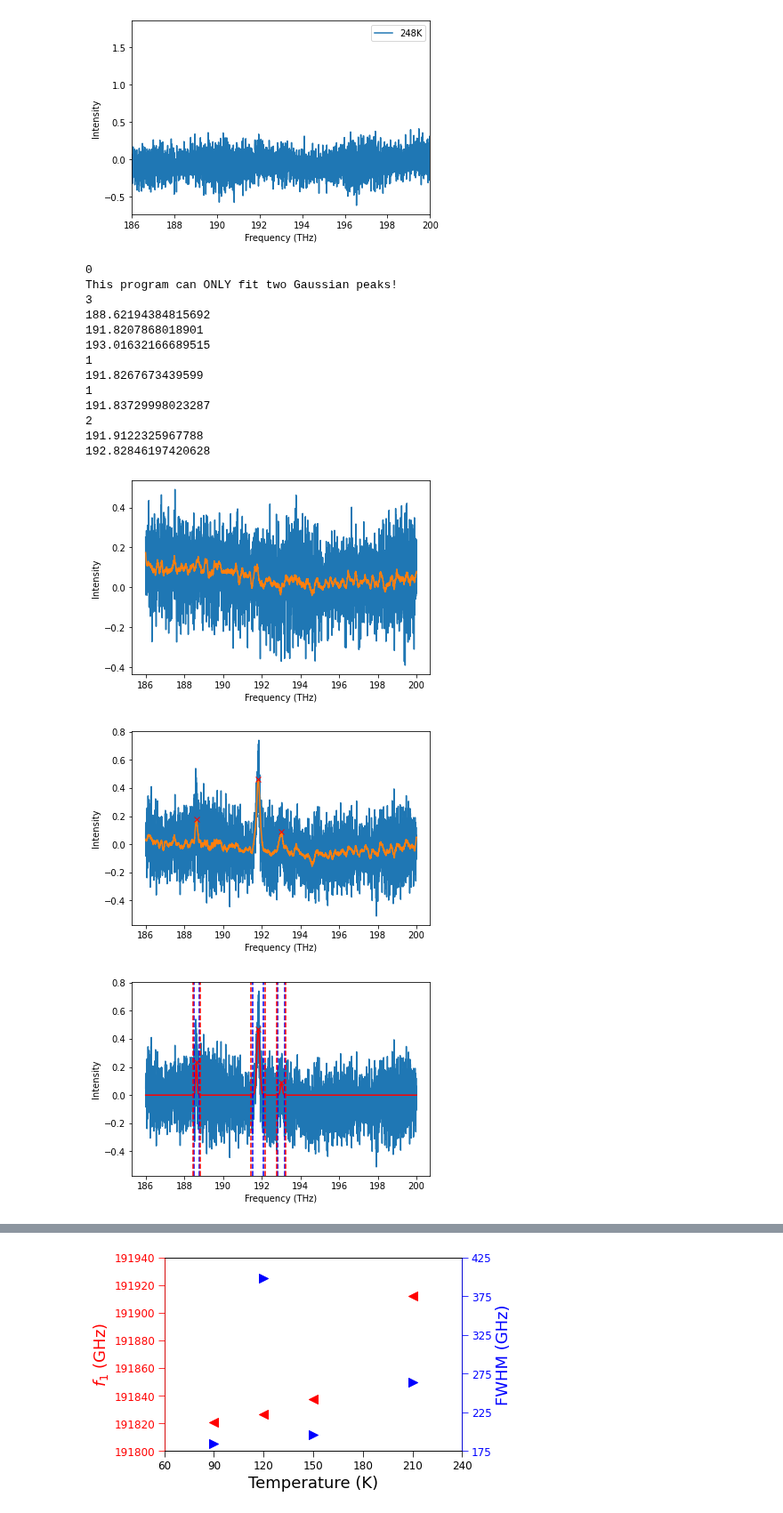
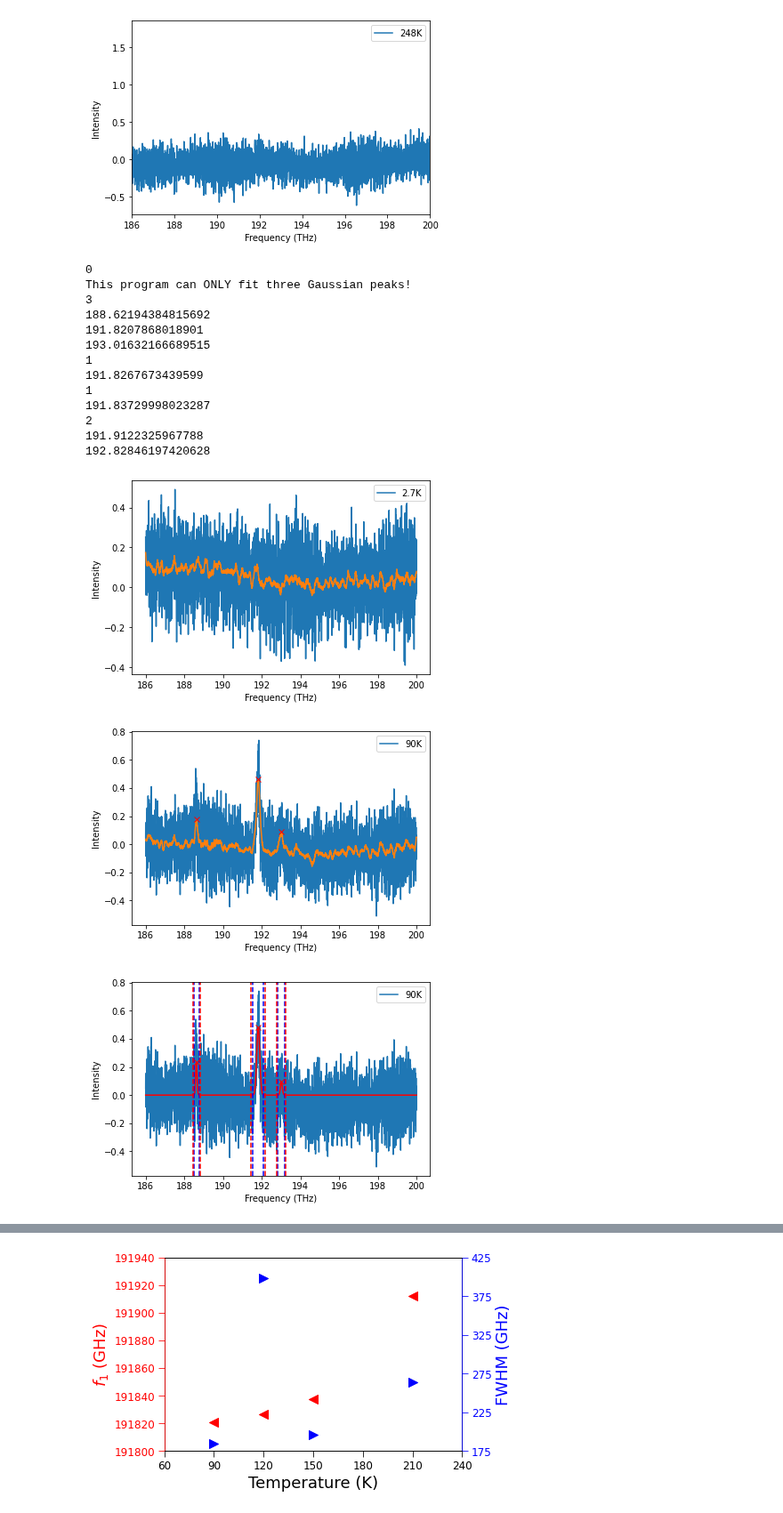
Before and after one commit to JUOM2016/Quick_cal_and_plotting, a Jupyter notebook: absorption_white_light_OD_parallel.ipynb, the cells around one changed output, grey strips where cells are left out. Shown at 89% size. Cells and saved outputs as stored; diff of their text form; code cells hidden in the pictures.

```diff
--- a/absorption_white_light_OD_parallel.ipynb
+++ b/absorption_white_light_OD_parallel.ipynb
@@ -133,7 +133,8 @@ for index in range(len(selceted_file)):
     print(len(peaks))
 
     fig,ax=plt.subplots()
-    ax.plot(freq_plot,intensity_plot)
+    ax.plot(freq_plot,intensity_plot, label="{}".format(sub_folders[index]))
+    ax.legend()
     ax.plot(freq_plot,intensity_smooth)
     ax.plot(freq_plot[peaks], intensity_smooth[peaks], "x",color='red')
     ax.set_xlabel('Frequency (THz)')
@@ -179,7 +180,8 @@ for index in range(len(selceted_file)):
         fitted_data_normalised[index*2+1]=pd.DataFrame(normalised_fit_curve)
 
         fig,ax = plt.subplots()
-        ax.plot(freq_plot, intensity_plot)
+        ax.plot(freq_plot, intensity_plot, label="{}".format(sub_folders[index]))
+        ax.legend()
         ax.plot(freq_0,fit_curve,color='r')
         ax.set_xlabel('Frequency (THz)')
         ax.set_ylabel('Intensity')
@@ -252,7 +254,8 @@ for index in range(len(selceted_file)):
         fitted_data_normalised[index*2+1]=pd.DataFrame(normalised_fit_curve)
 
         fig,ax = plt.subplots()
-        ax.plot(freq_plot, intensity_plot)
+        ax.plot(freq_plot, intensity_plot, label="{}".format(sub_folders[index]))
+        ax.legend()
         ax.plot(freq_0,fit_curve,color='r')
         ax.set_xlabel('Frequency (THz)')
         ax.set_ylabel('Intensity')
@@ -269,7 +272,7 @@ for index in range(len(selceted_file)):
     elif len(peaks) == 3:
         peak_num[index]=3
         fit_3,success_3=curve_fit(triple_gaussian,freq_plot,intensity_plot,p0=[intensity_plot[peaks[0]],freq_plot[peaks[0]],0.1,intensity_plot[peaks[1]],freq_plot[peaks[1]],0.1,intensity_plot[peaks[2]],freq_plot[peaks[2]],0.1])
-        freq_0=np.linspace(min(freq_plot),max(freq_plot),300)
+        freq_0=np.linspace(min(freq_plot),max(freq_plot),1000)
         fit_curve=triple_gaussian(freq_0,fit_3[0],fit_3[1],fit_3[2],fit_3[3],fit_3[4],fit_3[5],fit_3[6],fit_3[7],fit_3[8])
         normalised_fit_curve = (fit_curve-min(fit_curve))/(max(fit_curve)-min(fit_curve))
 
@@ -336,7 +339,7 @@ for index in range(len(selceted_file)):
         peak_amplitude_fitting_4[index]=fit_curve[peaks_fitting[1]]
         peak_area_fitting_4[index]=simpson(fit_curve[pos_AB_fitting_left_4:pos_AB_fitting_right_4],freq_0[pos_AB_fitting_left_4:pos_AB_fitting_right_4])
 
-        # Find the boundries of the window of the fitted data for calculating the area of the peak 2
+        # Find the boundries of the window of the fitted data for calculating the area of the peak 3
         peaks_fitting,_=signal.find_peaks(fit_curve,prominence=prominence_fitting_value[index])
         area_boundry_fitting_left_5=freq_0[peaks_fitting[2]]-FWHM_5[index]*2/1000
         area_boundry_fitting_right_5=freq_0[peaks_fitting[2]]+FWHM_5[index]*2/1000
@@ -353,7 +356,8 @@ for index in range(len(selceted_file)):
         fitted_data_normalised[index*2+1]=pd.DataFrame(normalised_fit_curve)
 
         fig,ax = plt.subplots()
-        ax.plot(freq_plot, intensity_plot)
+        ax.plot(freq_plot, intensity_plot, label="{}".format(sub_folders[index]))
+        ax.legend()
         ax.plot(freq_0,fit_curve,color='r')
         ax.set_xlabel('Frequency (THz)')
         ax.set_ylabel('Intensity')
@@ -361,35 +365,35 @@ for index in range(len(selceted_file)):
         ax.axvline(freq_plot[pos_AB_right_3],color='b',linestyle='dashed')
         ax.axvline(freq_plot[pos_AB_left_4],color='b',linestyle='dashed')
         ax.axvline(freq_plot[pos_AB_right_4],color='b',linestyle='dashed')
         ax.axvline(freq_plot[pos_AB_left_5],color='b',linestyle='dashed')
         ax.axvline(freq_plot[pos_AB_right_5],color='b',linestyle='dashed')
         ax.plot(freq_0[peaks_fitting], fit_curve[peaks_fitting], "x",color='red')
         ax.axvline(freq_0[pos_AB_fitting_left_3],color='r',linestyle='dashed')
         ax.axvline(freq_0[pos_AB_fitting_right_3],color='r',linestyle='dashed')
         ax.axvline(freq_0[pos_AB_fitting_left_4],color='r',linestyle='dashed')
         ax.axvline(freq_0[pos_AB_fitting_right_4],color='r',linestyle='dashed')
         ax.axvline(freq_0[pos_AB_fitting_left_5],color='r',linestyle='dashed')
         ax.axvline(freq_0[pos_AB_fitting_right_5],color='r',linestyle='dashed')
 
     else:
-        print('This program can ONLY fit two Gaussian peaks!')
+        print('This program can ONLY fit three Gaussian peaks!')
 
 fitted_data=fitted_data.to_numpy()
 fitted_data_normalised=fitted_data_normalised.to_numpy()
 # %% [output]
 0
-This program can ONLY fit two Gaussian peaks!
+This program can ONLY fit three Gaussian peaks!
 3
 188.62194384815692
 191.8207868018901
 193.01632166689515
 1
 191.8267673439599
 1
 191.83729998023287
 2
 191.9122325967788
 192.82846197420628
-[figure, old version]
+[figure, new version]
-[figure, old version]
+[figure, new version]
-[figure, old version]
+[figure, new version]
```
Also changed, not shown: parts of 3 cells of this notebook, 1 other file.
